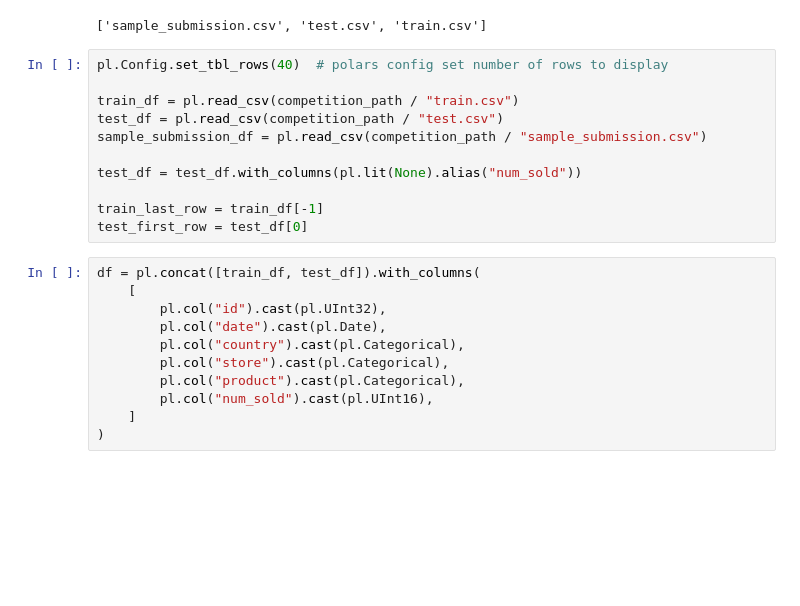
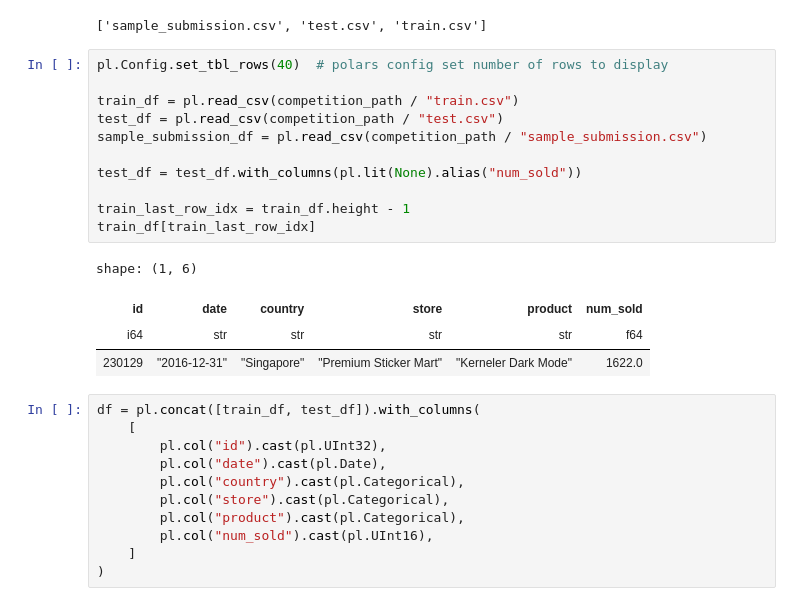
Before and after one commit to 1pawn0/Kaggle-Competitions, a Jupyter notebook: Competition-Notebooks/Forecasting-Sticker-Sales/forecasting-sticker-sales.ipynb, the cells around one changed output. Saved outputs shown, nothing was run; the diff lists cells and outputs as text; blank space fills up the shorter version.

```diff
--- a/Competition-Notebooks/Forecasting-Sticker-Sales/forecasting-sticker-sales.ipynb
+++ b/Competition-Notebooks/Forecasting-Sticker-Sales/forecasting-sticker-sales.ipynb
@@ -26,14 +26,19 @@ print(competition_files)
 # %%
 pl.Config.set_tbl_rows(40)  # polars config set number of rows to display
 
 train_df = pl.read_csv(competition_path / "train.csv")
 test_df = pl.read_csv(competition_path / "test.csv")
 sample_submission_df = pl.read_csv(competition_path / "sample_submission.csv")
 
 test_df = test_df.with_columns(pl.lit(None).alias("num_sold"))
 
-train_last_row = train_df[-1]
-test_first_row = test_df[0]
+train_last_row_idx = train_df.height - 1
+train_df[train_last_row_idx]
+# %% [output]
+shape: (1, 6)
+| id | date | country | store | product | num_sold |
+| i64 | str | str | str | str | f64 |
+| 230129 | "2016-12-31" | "Singapore" | "Premium Sticker Mart" | "Kerneler Dark Mode" | 1622.0 |
 # %%
 df = pl.concat([train_df, test_df]).with_columns(
     [
```
Also changed, not shown: parts of 8 cells of this notebook, 2 other files.
